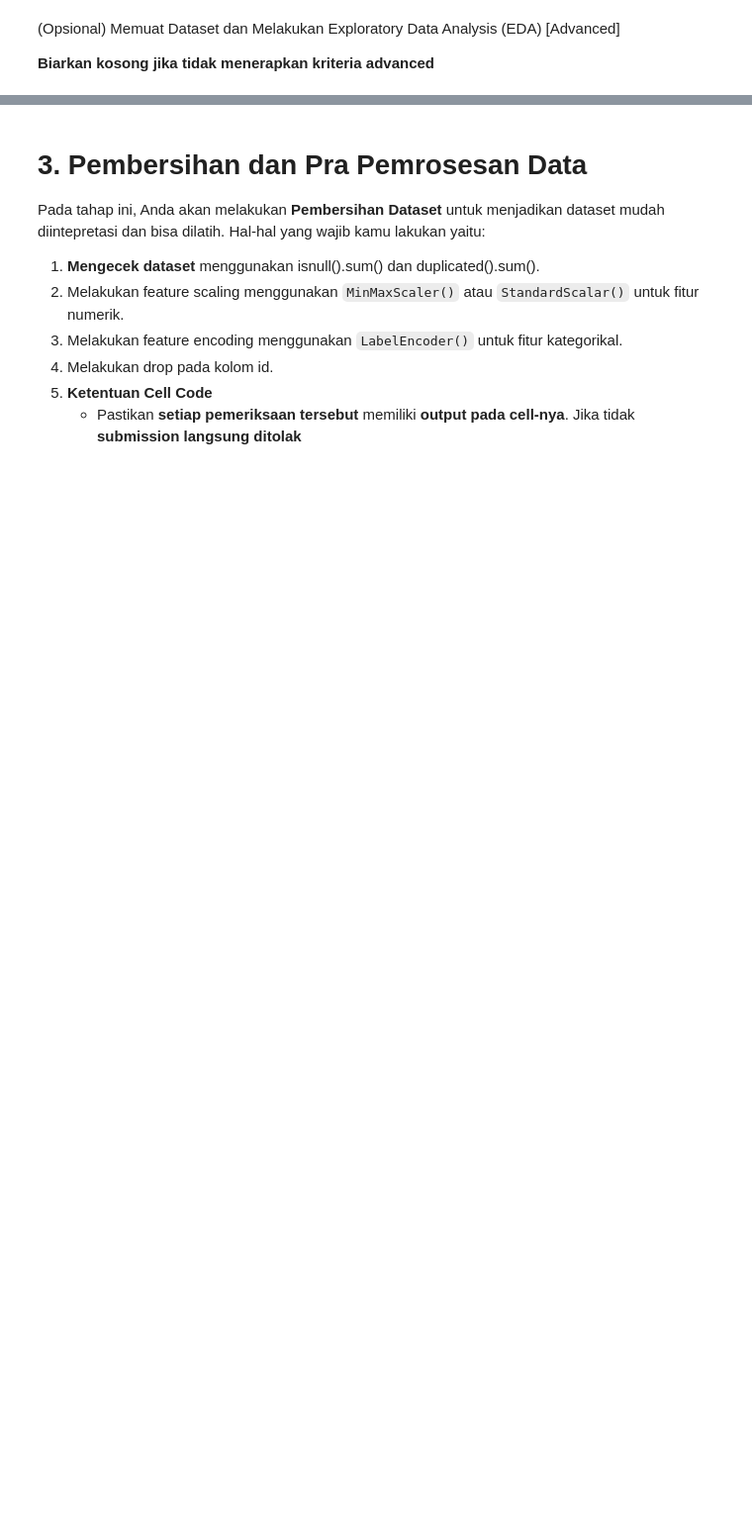
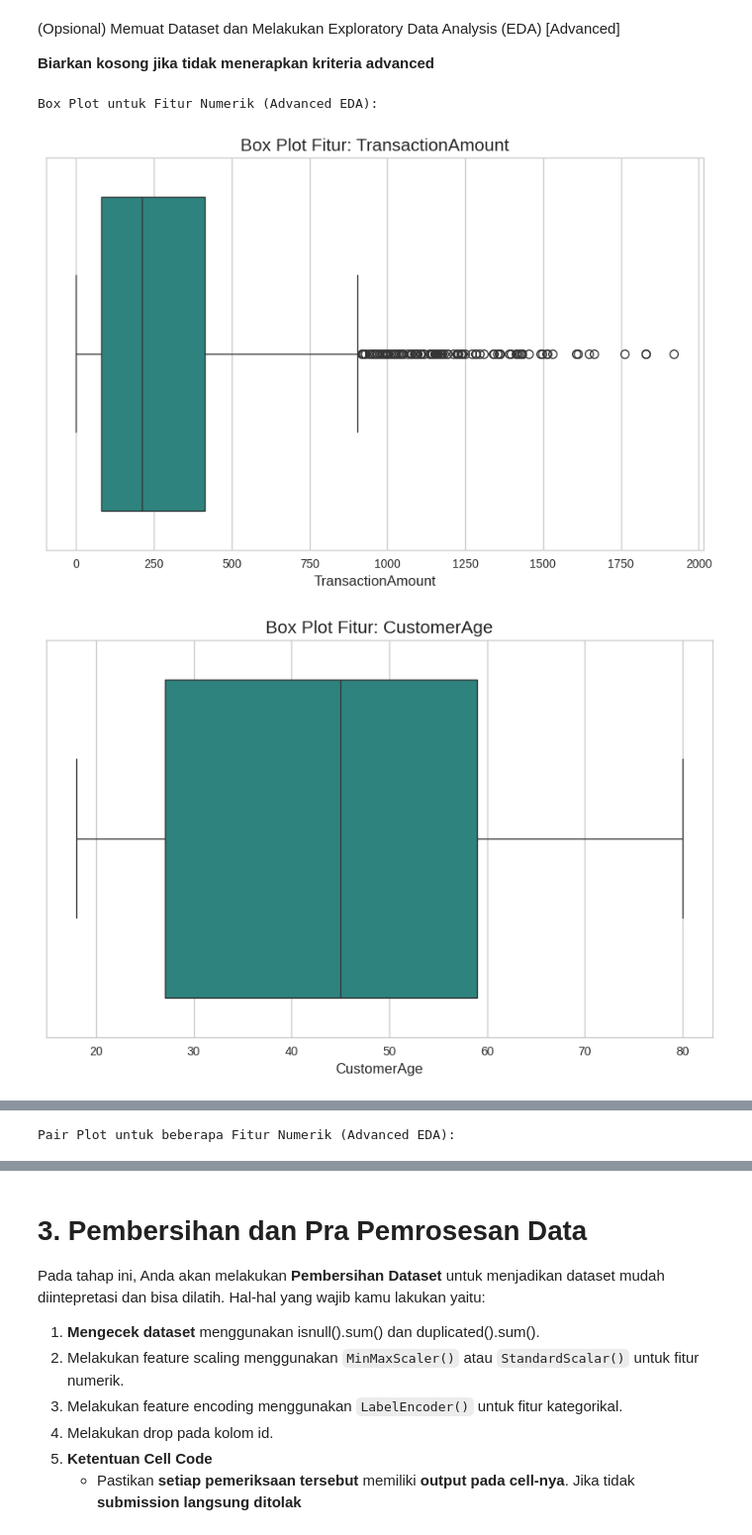
Before and after one commit to husainfadhlillah/dicoding-CustomerSegmentation-MLproyek, a Jupyter notebook: submission/[Clustering]_Submission Akhir BMLP_Muhammad Husain Fadhlillah_MC006D5Y2343.ipynb, the cells around one changed output, grey strips where cells are left out. Shown at 99% size. Cells and saved outputs as stored; diff of their text form; code cells hidden in the pictures; blank space fills up the shorter version.

```diff
--- a/submission/[Clustering]_Submission Akhir BMLP_Muhammad Husain Fadhlillah_MC006D5Y2343.ipynb
+++ b/submission/[Clustering]_Submission Akhir BMLP_Muhammad Husain Fadhlillah_MC006D5Y2343.ipynb
@@ -53,0 +198,32 @@ df = pd.read_csv(url)
+# %%
+# Visualisasi yang lebih informatif (Opsional Advanced 1)
+# Box plot untuk fitur numerik untuk melihat sebaran dan outlier
+print("Box Plot untuk Fitur Numerik (Advanced EDA):")
+# Menggunakan numerical_features_for_corr (tanpa CustomerID)
+if len(numerical_features_for_corr) > 0:
+    for col in numerical_features_for_corr:
+        plt.figure(figsize=(10, 6)) # Ukuran disesuaikan
+        sns.boxplot(x=df[col], palette='viridis')
+        plt.title(f'Box Plot Fitur: {col}', fontsize=15)
+        plt.xlabel(col, fontsize=12)
+        plt.show()
+else:
+    print("Tidak ada fitur numerik untuk membuat box plot.")
+
+# Pairplot untuk melihat hubungan antar beberapa fitur numerik (pilih beberapa jika terlalu banyak)
+print("Pair Plot untuk beberapa Fitur Numerik (Advanced EDA):")
+if len(numerical_features_for_corr) > 1:
+    # Pilih maksimal 5 fitur untuk pairplot agar tidak terlalu padat
+    sample_numerical_features = numerical_features_for_corr[:min(5, len(numerical_features_for_corr))]
+    if len(sample_numerical_features) > 1:
+        sns.pairplot(df[sample_numerical_features], diag_kind='kde', corner=True)
+        plt.suptitle('Pair Plot Antar Fitur Numerik (Contoh)', y=1.02, fontsize=16)
+        plt.show()
+    else:
+        print("Tidak cukup fitur numerik yang dipilih untuk pairplot (minimal 2).")
+else:
+    print("Tidak cukup fitur numerik untuk membuat pair plot.")
+# %% [output]
+Box Plot untuk Fitur Numerik (Advanced EDA):
+[figure, added]
+[figure, added]
@@ -53,0 +233 @@ df = pd.read_csv(url)
+Pair Plot untuk beberapa Fitur Numerik (Advanced EDA):
```
Also changed, not shown: parts of 58 cells of this notebook.
